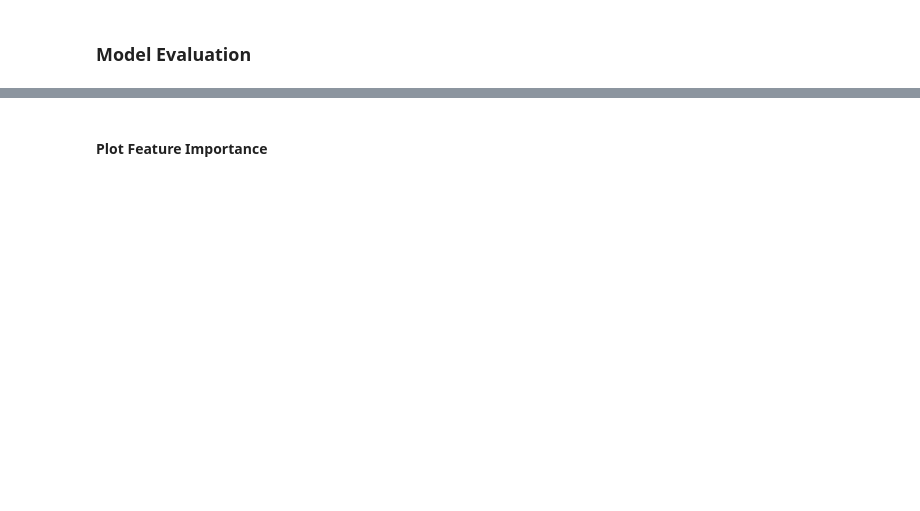
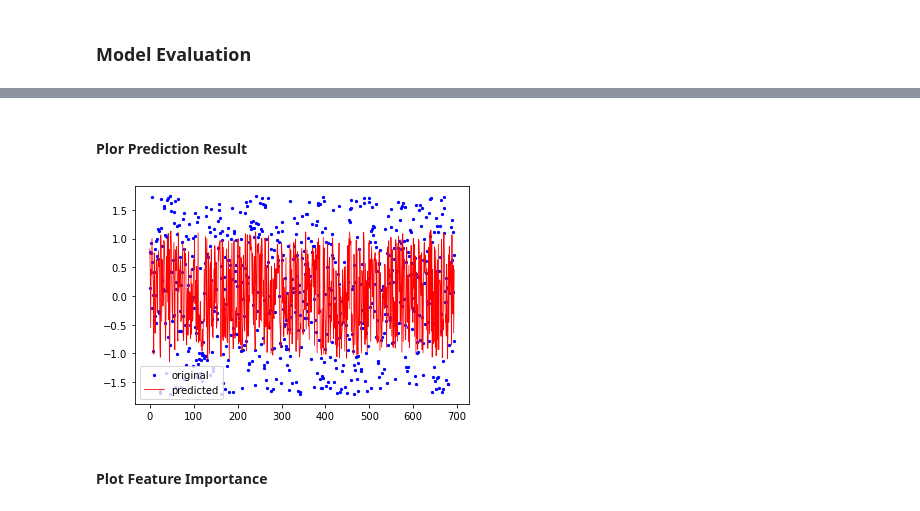
Before and after one commit to faustofcjr/amazon-social-progress, a Jupyter notebook: ml_models/supervised/regression/ada_boost_regressor.ipynb, the cells around one changed output, grey strips where cells are left out. Drawn from its saved outputs; the diff is of its cells as text; code cells hidden in the pictures; blank space fills up the shorter version.

Commit message:
Add K-fold CV average score Add Plor Prediction Result

```diff
--- a/ml_models/supervised/regression/ada_boost_regressor.ipynb
+++ b/ml_models/supervised/regression/ada_boost_regressor.ipynb
@@ -133,3 +131,9 @@ CV train mean score:0.6330
+# %% [markdown]
+#### Plor Prediction Result
+# %%
+freg.plot_prediction_result(y_test, y_pred)
+# %% [output]
+[figure, added]
 # %% [markdown]
 #### Plot Feature Importance
 # %%
```
Also changed, not shown: parts of 7 cells of this notebook, 1 other file.
